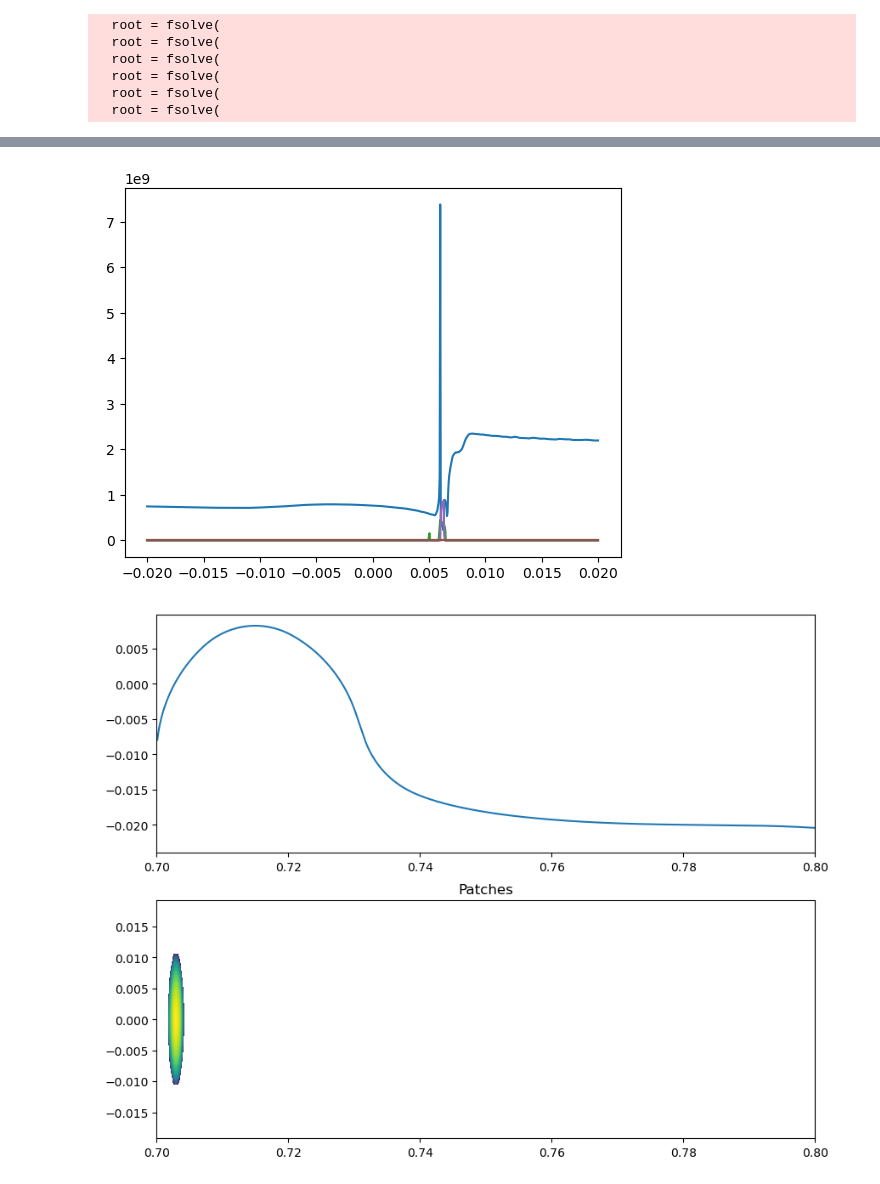
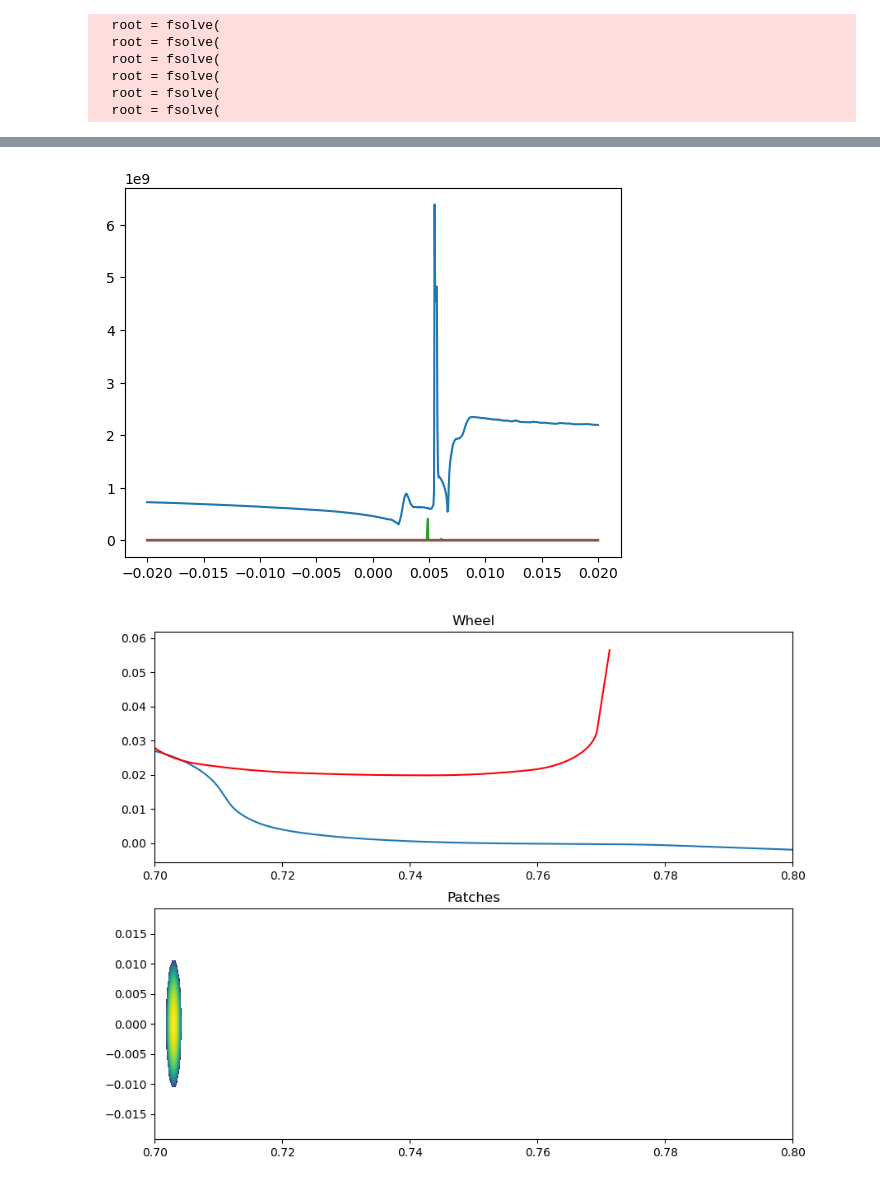
Before and after one commit to RoccoLiberoGiossi/SimRail, a Jupyter notebook: tests.ipynb, the cells around one changed output, grey strips where cells are left out. Cells and saved outputs as stored; diff of their text form; code cells hidden in the pictures.

```diff
--- a/tests.ipynb
+++ b/tests.ipynb
@@ -94,7 +94,7 @@ deltays = np.arange(-20e-3, 20e-3 + dy, dy)
 # deltays = np.array([0])
 
 Wheel = wheel(lr=RIGHT)
-Rail = rail(rail_inclination=20, lr=RIGHT)
+Rail = rail(rail_inclination=30, lr=RIGHT)
 
 material_model = material()
 
@@ -204,26 +208,21 @@ ax.plot(deltays, maxes_2)
 ax.plot(deltays, mines_2)
 plt.show()
 # %% [output]
-[figure, old version]
+[figure, new version]
 # %%
-import numpy as np
-import matplotlib.pyplot as plt
 from matplotlib.animation import FuncAnimation, PillowWriter
 
 # Example data: a series of matrices
 n_frames = len(deltays)  # Number of frames
 
+new_state = dynamic_state()
+Wheel.set_dynamic_state(new_state)
+Wheel.calculate_position()
+
 # Set up the figure and axis
 fig, ax = plt.subplots(nrows=2, ncols=1, figsize=(10, 8))
-ax[0].plot(Wheel.wheel_profile_pos[:, 0], Wheel.wheel_profile_pos[:, 1])
 ax[0].set_xlim((0.7, 0.8))
 ax[1].set_xlim((0.7, 0.8))
-# ax[1].set_xlim(
-#     np.min(result_state_pressure["patch_0"][:, 1])
-#     + np.min(patches_per_deltays["patch_0"][:, id_plot] - deltays),
-#     np.max(result_state_pressure["patch_0"][:, 1])
-#     + np.max(patches_per_deltays["patch_0"][:, id_plot] - deltays),
-# )
 ax[1].set_ylim(
     np.min(result_state_pressure["patch_0"][:, 0]),
     np.max(result_state_pressure["patch_0"][:, 0]),
@@ -235,6 +234,15 @@ id_plot = 5
 pcolormesh_0 = None
 pcolormesh_1 = None
 pcolormesh_2 = None
+plt_0 = None
+plt_1 = None
+
+plt_0 = ax[0].plot(Wheel.wheel_profile_pos[:, 0], Wheel.wheel_profile_pos[:, 1])
+plt_1 = ax[0].plot(
+    Rail.rail_profile_pos[:, 0] - deltays[search_index],
+    Rail.rail_profile_pos[:, 1] - patches_per_deltays["patch_0"][search_index, 0],
+    color="red",
+)
 
 for jj in range(3):
 
@@ -278,17 +286,23 @@ for jj in range(3):
             data_1,
         )
 # fig.colorbar(pcolormesh, ax=ax)  # Optional: Add a colorbar
-ax[1].set_title("Wheel")
+ax[0].set_title("Wheel")
 ax[1].set_title("Patches")
 
 
 # Update function for animation
 def update(search_index):
-    global pcolormesh_0, pcolormesh_1, pcolormesh_2
+    global pcolormesh_0, pcolormesh_1, pcolormesh_2, plt_1
+
+    if plt_1:
+        for line in plt_1:
+            line.remove()
 
     for artist in [pcolormesh_0, pcolormesh_1, pcolormesh_2]:
         if artist:
             artist.remove()
+
+
     for jj in range(3):
 
         Y, X = np.meshgrid(
@@ -315,31 +329,39 @@ def update(search_index):
                 data_1,
             )
         elif jj == 1:
             pcolormesh_1 = ax[1].pcolormesh(
                 Y
                 + patches_per_deltays[f"patch_{jj}"][search_index, id_plot]
                 - deltays[search_index],
                 X,
                 data_1,
             )
         elif jj == 2:
             pcolormesh_2 = ax[1].pcolormesh(
                 Y
                 + patches_per_deltays[f"patch_{jj}"][search_index, id_plot]
                 - deltays[search_index],
                 X,
                 data_1,
             )
 
+    plt_1 = ax[0].plot(
+        Rail.rail_profile_pos[:, 0] - deltays[search_index],
+        Rail.rail_profile_pos[:, 1]
+        - patches_per_deltays[f"patch_{jj}"][search_index, 0],
+        color="red",
+    )
+
+    return pcolormesh_0, pcolormesh_1, pcolormesh_2, plt_1
 
 # Create the animation
 ani = FuncAnimation(fig, update, frames=n_frames, interval=200, blit=False)
 
 # Save the animation as a .gif
 gif_writer = PillowWriter(fps=24)  # Set frames per second (fps)
 ani.save("matrix_animation.gif", writer=gif_writer)
 
 # Display the animation (optional)
 plt.show()
 # %% [output]
-[figure, old version]
+[figure, new version]
```
Also changed, not shown: parts of 5 cells of this notebook, 13 other files.
